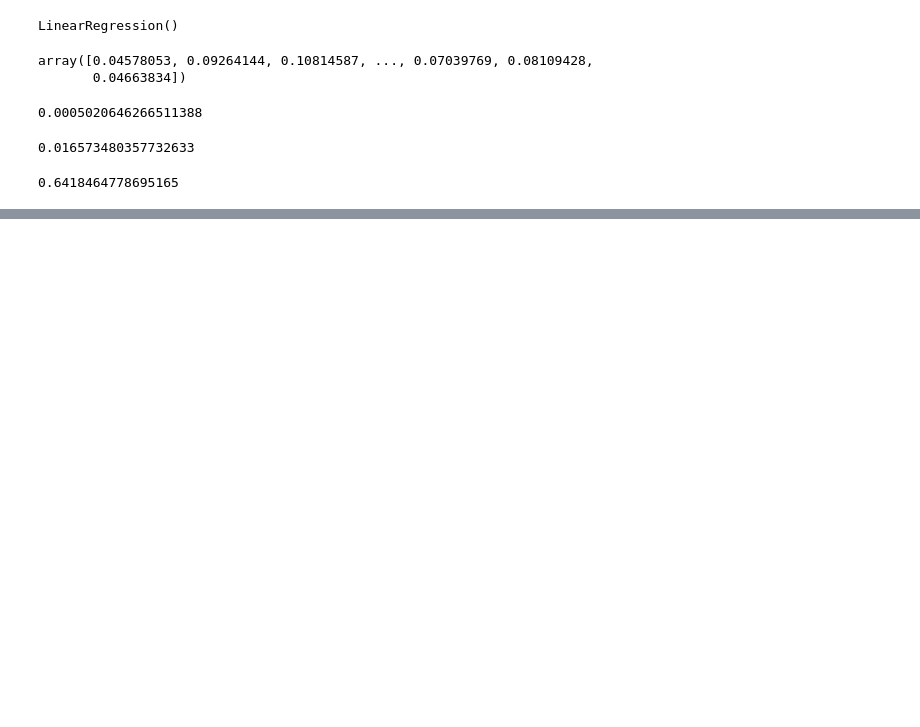
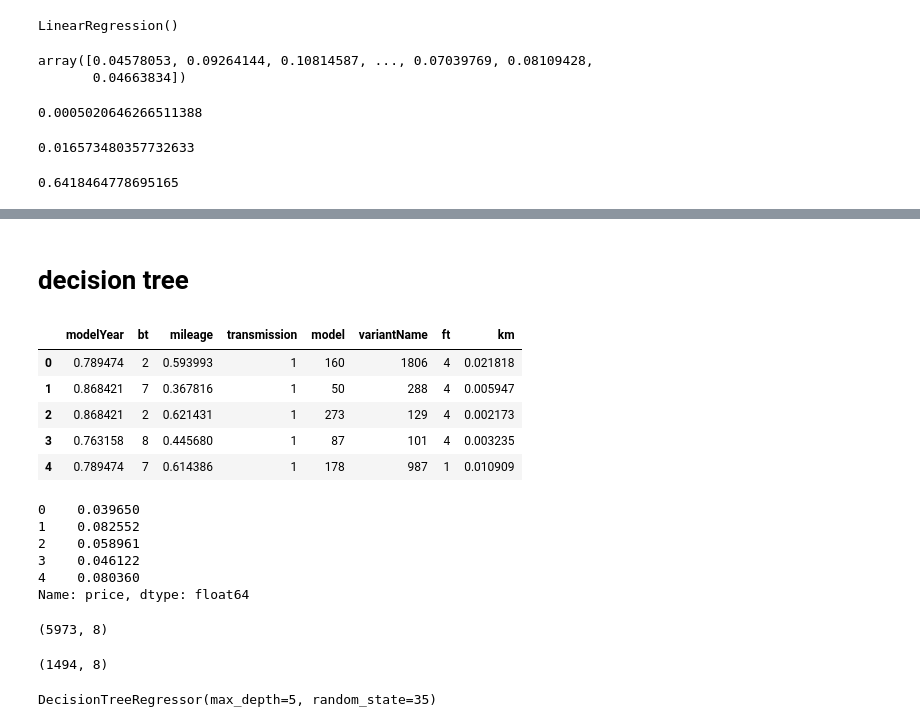
Before and after one commit to Karthick-source/Car-Dheko---Used-Car-Price-Prediction, a Jupyter notebook: car_price_prediction.ipynb, the cells around one changed output, grey strips where cells are left out. Cells and saved outputs as stored; diff of their text form; code cells hidden in the pictures; blank space fills up the shorter version.

Commit message:
decision tree model

```diff
--- a/car_price_prediction.ipynb
+++ b/car_price_prediction.ipynb
@@ -1383,0 +1478,20 @@ array([0.04796617])
+# %% [markdown]
+# decision tree
+# %%
+var.head()
+# %% [output]
+|  | modelYear | bt | mileage | transmission | model | variantName | ft | km |
+| 0 | 0.789474 | 2 | 0.593993 | 1 | 160 | 1806 | 4 | 0.021818 |
+| 1 | 0.868421 | 7 | 0.367816 | 1 | 50 | 288 | 4 | 0.005947 |
+| 2 | 0.868421 | 2 | 0.621431 | 1 | 273 | 129 | 4 | 0.002173 |
+| 3 | 0.763158 | 8 | 0.445680 | 1 | 87 | 101 | 4 | 0.003235 |
+| 4 | 0.789474 | 7 | 0.614386 | 1 | 178 | 987 | 1 | 0.010909 |
+# %%
+tar.head()   #target is price
+# %% [output]
+0    0.039650
+1    0.082552
+2    0.058961
+3    0.046122
+4    0.080360
+Name: price, dtype: float64
@@ -1383,0 +1501,8 @@ array([0.04796617])
+# %%
+train_data.shape
+# %% [output]
+(5973, 8)
+# %%
+test_data.shape
+# %% [output]
+(1494, 8)
@@ -1383,0 +1511,4 @@ array([0.04796617])
+# %%
+dt_model.fit(train_data,train_lab)
+# %% [output]
+DecisionTreeRegressor(max_depth=5, random_state=35)
```
Also changed, not shown: parts of 54 cells of this notebook.
